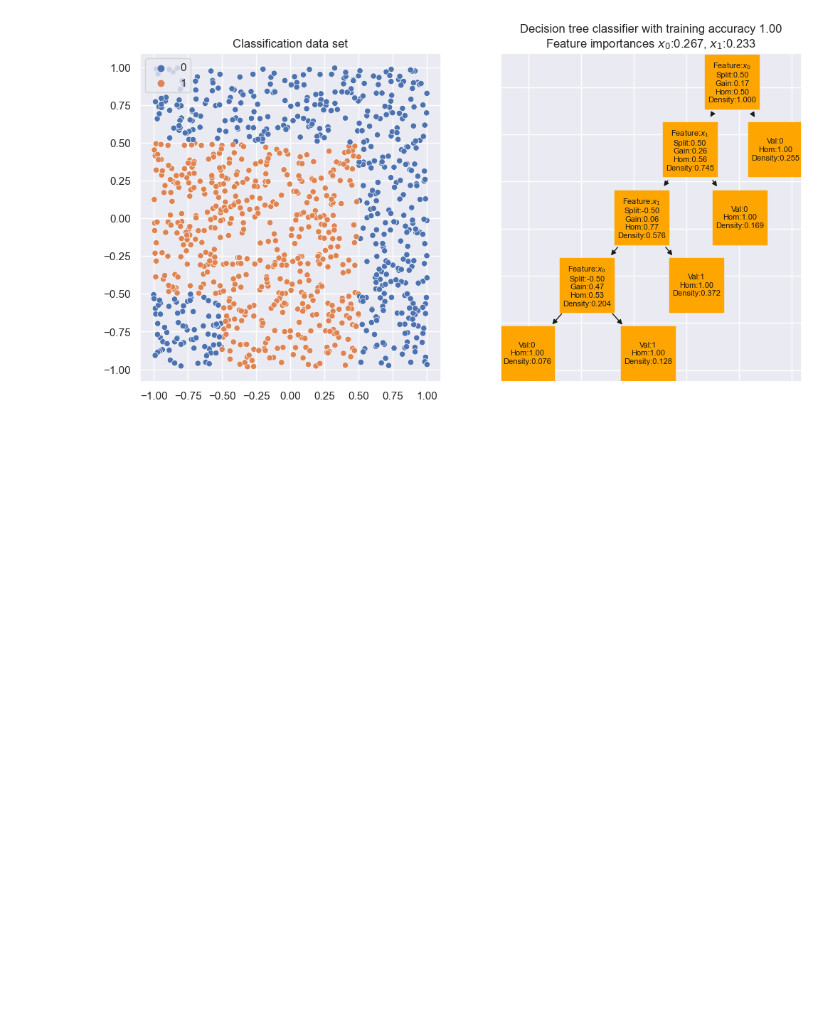
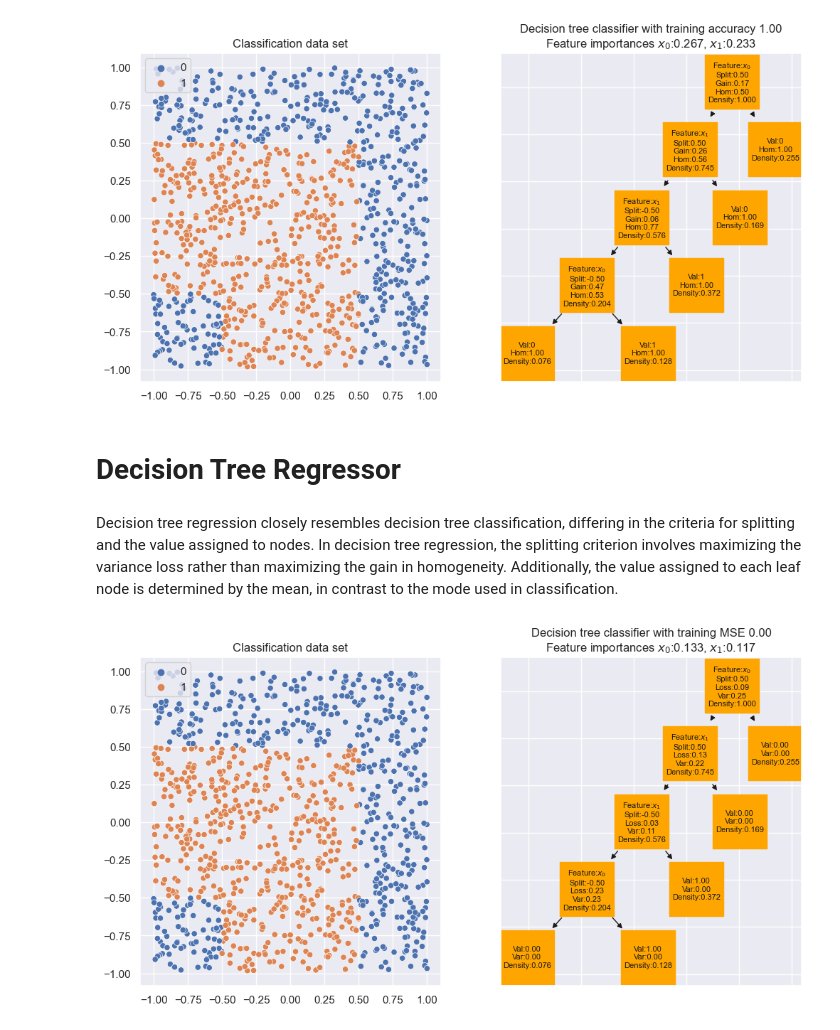
Before and after one commit to osmanokutan/machine-learning, a Jupyter notebook: DecisionTrees.ipynb, the cells around one changed output. Saved outputs shown, nothing was run; the diff lists cells and outputs as text; code cells hidden in the pictures; blank space fills up the shorter version.

Commit message:
Implement decisision tree regressor

```diff
--- a/DecisionTrees.ipynb
+++ b/DecisionTrees.ipynb
@@ -166,7 +166,7 @@ def bestSplit(X,y,weights,sorted_indices,class_weights,total_weight,hom,density=
         for i in range(len(I)-1):
             i1, i2 = I[i], I[i+1]
             c = y[i1]
-            w = weights[c]
+            w = weights[i1]
             left_weights[c]=left_weights.get(c,0)+w
             left_total += w
             right_weights[c]-=w
@@ -353,3 +353,7 @@ ax2.set_title(f'Decision tree classifier with training accuracy {acc:.2f}'+
 T.plot(ax2)
 # %% [output]
 [figure]
+# %% [markdown]
+# Decision Tree Regressor
+# %% [markdown]
+Decision tree regression closely resembles decision tree classification, differing in the criteria for splitting and the value assigned to nodes. In decision tree regression, the splitting criterion involves maximizing the variance loss rather than maximizing the gain in homogeneity. Additionally, the value assigned to each leaf node is determined by the mean, in contrast to the mode used in classification.
@@ -355,0 +425,18 @@ T.plot(ax2)
+# %%
+#Node class for decision regressor
+class RegressionNode:
+    def __init__(self):
+        self.value = None
+        self.feature = None
+        self.split = None
+        self.loss = None
+        self.var = None
+        self.density = None
+        self.depth = None
+        self.left = None
+        self.right = None
+    def __str__(self):
+        if self.feature == None:
+            return f"Val:{self.value}, Var:{self.var:.2f}, Density:{self.density:.3f}, Depth:{self.depth}"
+        return (f"Feature:{self.feature}, Split:{self.split:.2f}, Gain:{self.loss:.2f}, Hom:{self.var:.2f} "
+                +f"Density:{self.density:.3f}, Depth:{self.depth}")
@@ -355,0 +523,29 @@ T.plot(ax2)
+# %%
+#create data set
+N=1000
+np.random.seed(13)
+X=np.random.uniform(-1,1, (N,2))
+y=np.array([1 if abs(x.max())<=0.5 else 0 for x in X])
+
+#fit a decision tree
+T=DecisionTreeRegressor(max_height=5)
+T.fit(X,y)
+
+#get feature importances
+i0, i1 = T.featureImportance()
+
+#calculate training accuracy
+y_pred = T.predict(X)
+mse = ((y-y_pred)**2).mean()
+
+#visualize
+fig = plt.figure(figsize=(12,6))
+ax1 = fig.add_subplot(1,2,1)
+ax1.set_title('Classification data set')
+sns.scatterplot(x=X[:,0],y=X[:,1],hue=y,ax=ax1)
+ax2 = fig.add_subplot(1,2,2)
+ax2.set_title(f'Decision tree classifier with training MSE {mse:.2f}'+
+              f'\nFeature importances $x_0$:{i0:.3f}, $x_1$:{i1:.3f}')
+T.plot(ax2)
+# %% [output]
+[figure, added]
```
Also changed, not shown: parts of 3 cells of this notebook.
